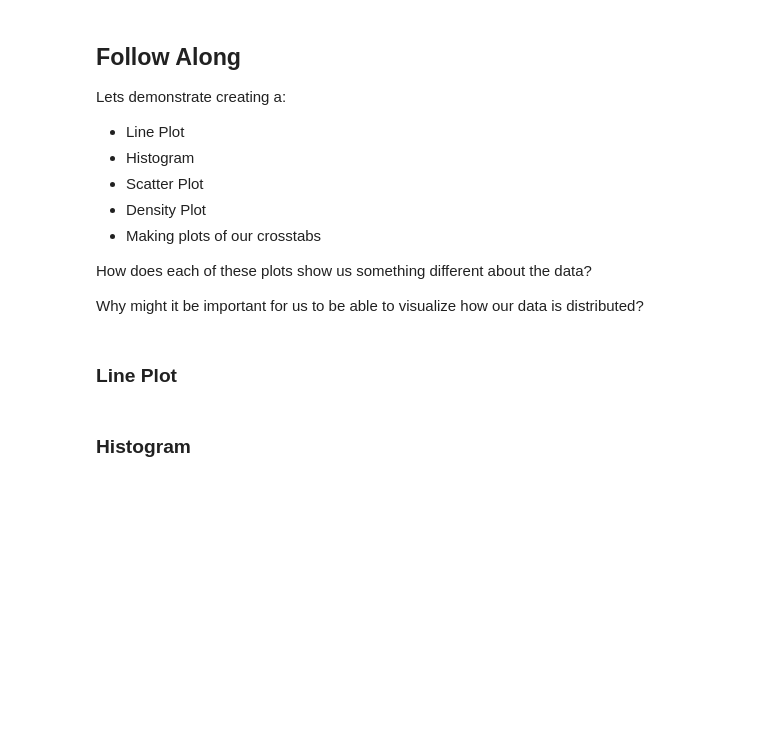
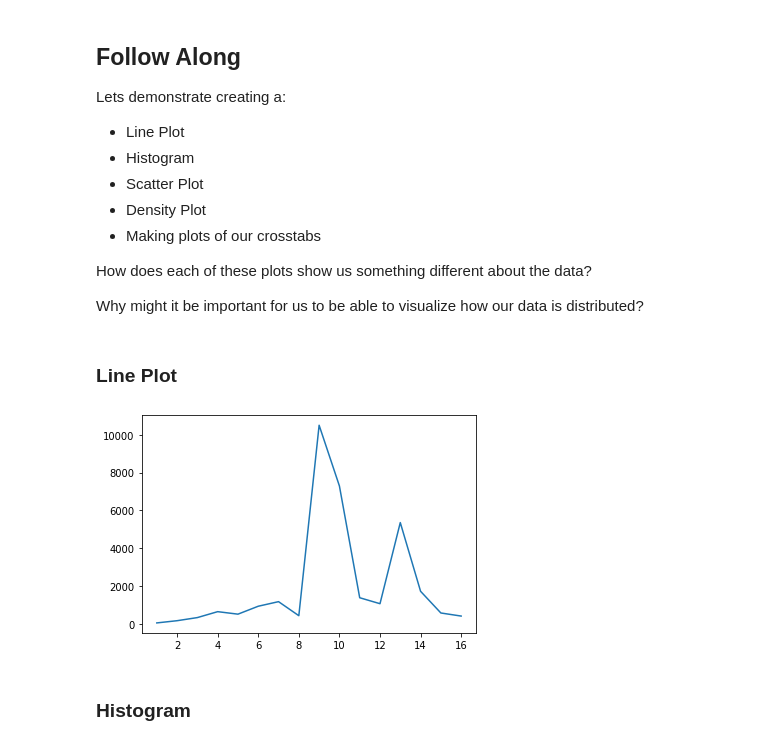
Before and after one commit to AJWD92/DS-Unit-1-Sprint-1-Data-Wrangling-and-Storytelling, a Jupyter notebook: module1-exploratory-data-analysis/LS_DS_111_Exploratory_Data_Analysis.ipynb, the cells around one changed output. Drawn from its saved outputs; the diff is of its cells as text; code cells hidden in the pictures; blank space fills up the shorter version.

```diff
--- a/module1-exploratory-data-analysis/LS_DS_111_Exploratory_Data_Analysis.ipynb
+++ b/module1-exploratory-data-analysis/LS_DS_111_Exploratory_Data_Analysis.ipynb
@@ -176,2 +233,12 @@ We won't always have CSVs hosted on the interwebs for us. We need to be able to
 # %% [markdown]
 ### Method 2: Use the GUI (Graphical User Interface)
+# %%
+column_headers = ['age','workclass','fnlwgt','education','education-num',
+                  'marital-status','occupation','relationship','race',
+                  'sex','capital-gain','capital-loss','hours-per-week',
+                  'native-country','income']
+
+df = pd.read_csv('adult.data', names=column_headers, na_values=' ?')
+
+print(df.shape)
+df.head(15)
@@ -233,5 +478,9 @@ How does each of these plots show us something different about the data?
 Why might it be important for us to be able to visualize how our data is distributed?
 # %% [markdown]
 ### Line Plot
+# %%
+df['education-num'].value_counts().sort_index().plot();
+# %% [output]
+[figure, added]
 # %% [markdown]
 ### Histogram
```
Also changed, not shown: parts of 28 cells of this notebook.
